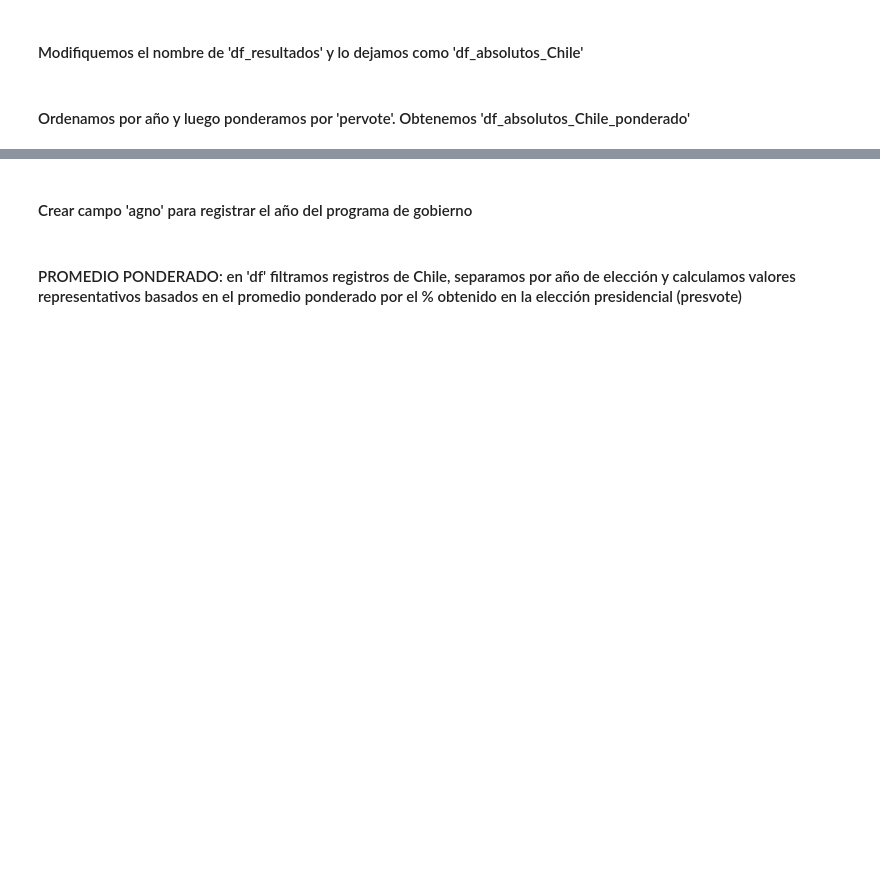
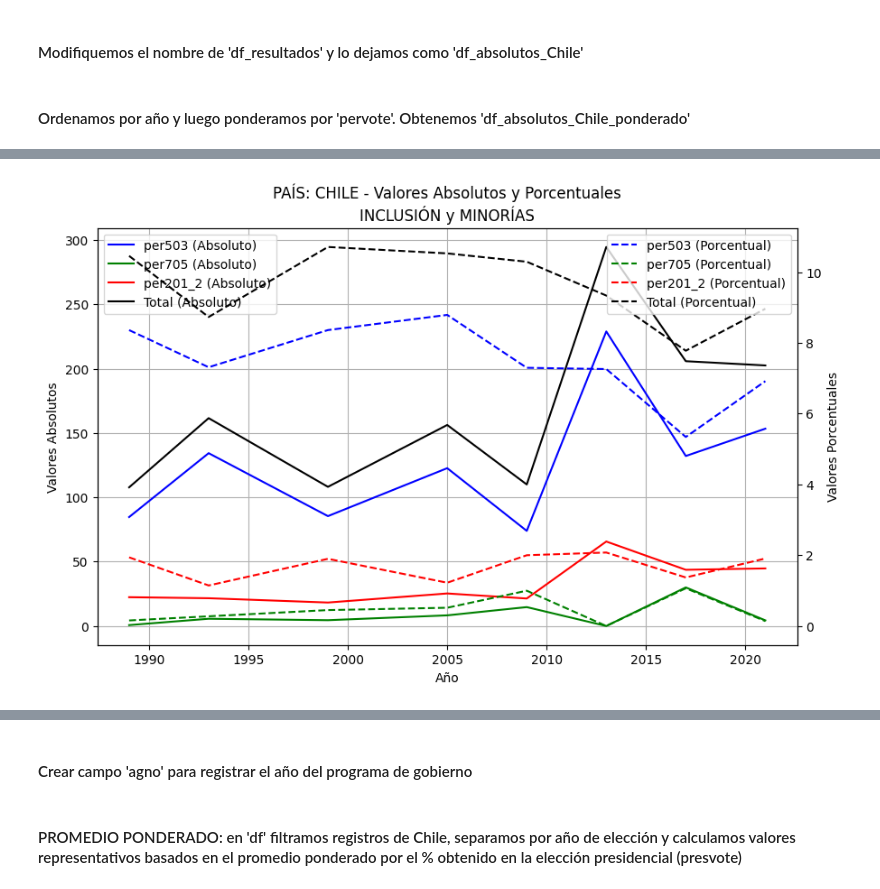
Before and after one commit to MatiasBunsterRaby/Capstone_git, a Jupyter notebook: notebooks/Pruebas_Chile_absoluto.ipynb, the cells around one changed output, grey strips where cells are left out. Saved outputs shown, nothing was run; the diff lists cells and outputs as text; code cells hidden in the pictures; blank space fills up the shorter version.

```diff
--- a/notebooks/Pruebas_Chile_absoluto.ipynb
+++ b/notebooks/Pruebas_Chile_absoluto.ipynb
@@ -494,0 +485,3 @@ df_absolutos_Chile_ponderados
+# %%
+df_porcentual_Chile_ponderados = pd.read_excel('df_porcentual_Chile_ponderados.xlsx')
+df_porcentual_Chile_ponderados.head()
@@ -495 +496,52 @@ df_absolutos_Chile_ponderados
+# %%
+import matplotlib.pyplot as plt
+from matplotlib.ticker import FuncFormatter
+
+# Define variables for the columns
+tema = "INCLUSIÓN y MINORÍAS"
+col_1 = 'per503'
+col_2 = 'per705'
+col_3 = 'per201_2'
+
+# Select columns from df_absolutos_Chile_ponderados and df_porcentual_Chile_ponderados
+df_abs_Chile_inclymin = df_absolutos_Chile_ponderados[['agno', col_1, col_2, col_3]].copy()
+df_porcentual_Chile_inclymin = df_porcentual_Chile_ponderados[['agno', col_1, col_2, col_3]].copy()
+
+# Add a new column 'Total' with the sum of columns in both datasets
+df_abs_Chile_inclymin['Total'] = df_abs_Chile_inclymin[col_1] + df_abs_Chile_inclymin[col_2] + df_abs_Chile_inclymin[col_3]
+df_porcentual_Chile_inclymin['Total'] = df_porcentual_Chile_inclymin[col_1] + df_porcentual_Chile_inclymin[col_2] + df_porcentual_Chile_inclymin[col_3]
+
+# Create a figure and axis for the absolute values
+fig, ax1 = plt.subplots(figsize=(10, 6))
+
+# Plot the absolute values on the left axis
+ax1.plot(df_abs_Chile_inclymin['agno'], df_abs_Chile_inclymin[col_1], label=f"{col_1} (Absoluto)", color='b')
+ax1.plot(df_abs_Chile_inclymin['agno'], df_abs_Chile_inclymin[col_2], label=f"{col_2} (Absoluto)", color='g')
+ax1.plot(df_abs_Chile_inclymin['agno'], df_abs_Chile_inclymin[col_3], label=f"{col_3} (Absoluto)", color='r')
+ax1.plot(df_abs_Chile_inclymin['agno'], df_abs_Chile_inclymin['Total'], label=f"Total (Absoluto)", color='k')
+
+ax1.set_xlabel('Año')
+ax1.set_ylabel('Valores Absolutos')
+ax1.set_title(f'PAÍS: CHILE - Valores Absolutos y Porcentuales\n{tema}')
+ax1.grid(True)
+ax1.legend(loc="upper left")
+
+# Create a second y-axis to plot the porcentual values
+ax2 = ax1.twinx()
+
+# Plot the porcentual values on the right axis
+ax2.plot(df_porcentual_Chile_inclymin['agno'], df_porcentual_Chile_inclymin[col_1], label=f"{col_1} (Porcentual)", linestyle='--', color='b')
+ax2.plot(df_porcentual_Chile_inclymin['agno'], df_porcentual_Chile_inclymin[col_2], label=f"{col_2} (Porcentual)", linestyle='--', color='g')
+ax2.plot(df_porcentual_Chile_inclymin['agno'], df_porcentual_Chile_inclymin[col_3], label=f"{col_3} (Porcentual)", linestyle='--', color='r')
+ax2.plot(df_porcentual_Chile_inclymin['agno'], df_porcentual_Chile_inclymin['Total'], label=f"Total (Porcentual)", linestyle='--', color='k')
+
+ax2.set_ylabel('Valores Porcentuales')
+
+# Add legends for the second axis
+ax2.legend(loc="upper right")
+
+# Show the plot
+plt.show()
+# %% [output]
+[figure, added]
 # %% [markdown]
```
Also changed, not shown: parts of 24 cells of this notebook, 7 other files.
